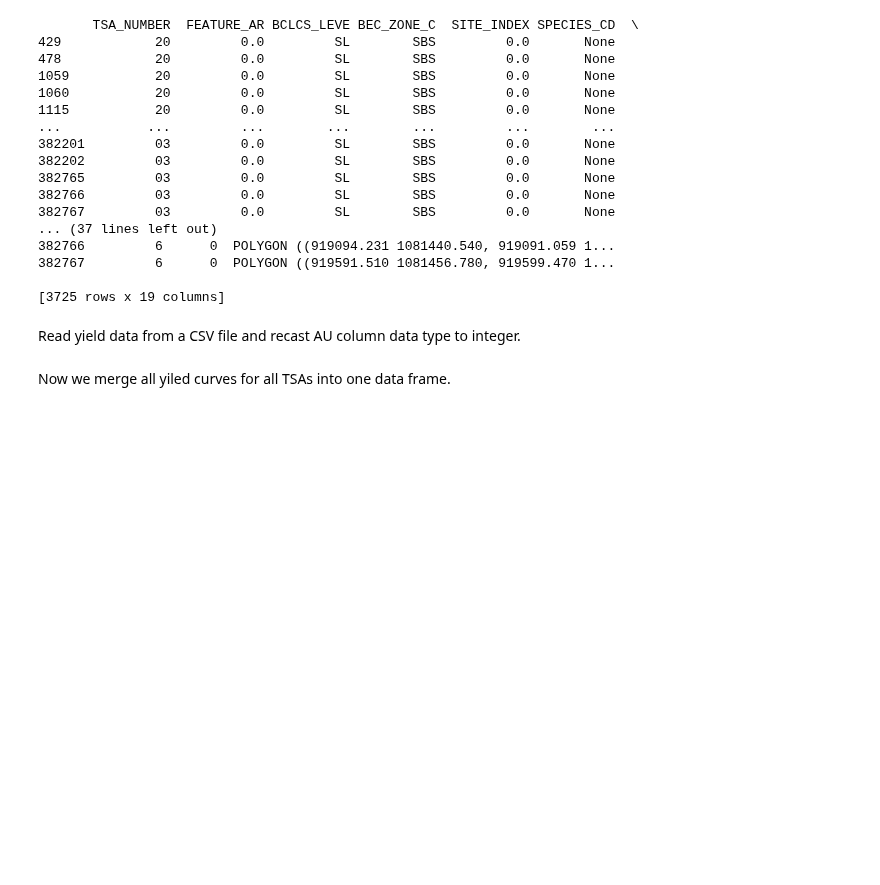
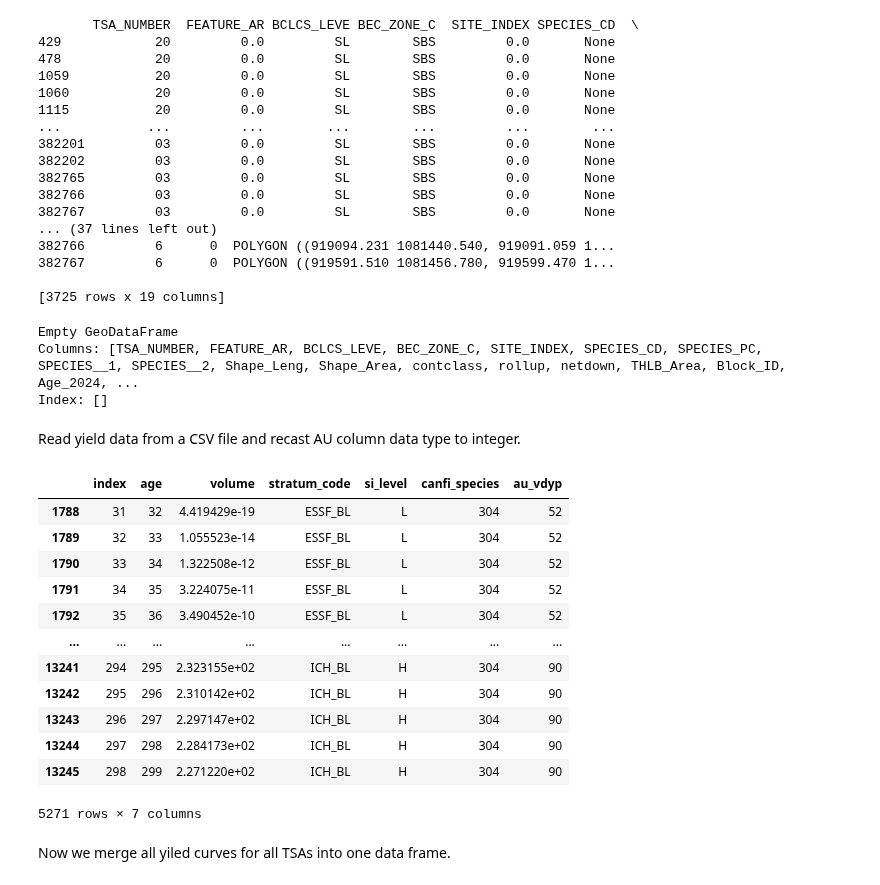
Before and after one commit to UBC-FRESH/nbds_mining, a Jupyter notebook: 00_woodstock_files_equitysilver.ipynb, the cells around one changed output. Drawn from its saved outputs; the diff is of its cells as text; code cells hidden in the pictures; blank space fills up the shorter version.

```diff
--- a/00_woodstock_files_equitysilver.ipynb
+++ b/00_woodstock_files_equitysilver.ipynb
@@ -282,6 +282,13 @@ def update_null_species_cd(row):
     return row['SPECIES_CD']
 # %%
 stands['SPECIES_CD'] = stands.apply(update_null_species_cd, axis=1)
+# %%
+# Display rows where 'SPECIES_CD' is None
+print(stands[stands['SPECIES_CD'].isna()])
+# %% [output]
+Empty GeoDataFrame
+Columns: [TSA_NUMBER, FEATURE_AR, BCLCS_LEVE, BEC_ZONE_C, SITE_INDEX, SPECIES_CD, SPECIES_PC, SPECIES__1, SPECIES__2, Shape_Leng, Shape_Area, contclass, rollup, netdown, THLB_Area, Block_ID, Age_2024, ...
+Index: []
 # %%
 stands.to_csv(stands_csv_path, index=False)
 # %%
@@ -329,5 +336,24 @@ yld_vdyp_24 = dataframes['yld_vdyp_24']
 # print(yld_vdyp_14.head())
 # print(yld_vdyp_20.head())
 # print(yld_vdyp_24.head())
+# %%
+# Make some modification on yld_vdyp_12 to remove the stratum codes that are not in the satnds' stratum
+
+yld_vdyp_12= yld_vdyp_12[~yld_vdyp_12['stratum_code'].isin(['SBS_SX', 'SBS_PLI', 'SBS_AT', 'SBS_BL', 'ESSF_SE', 'ESSF_PLI', 'SBS_AT+SX', 'SBS_SX+AT', 'SBS_PL'])]
+yld_vdyp_12
+# %% [output]
+|  | index | age | volume | stratum_code | si_level | canfi_species | au_vdyp |
+| 1788 | 31 | 32 | 4.419429e-19 | ESSF_BL | L | 304 | 52 |
+| 1789 | 32 | 33 | 1.055523e-14 | ESSF_BL | L | 304 | 52 |
+| 1790 | 33 | 34 | 1.322508e-12 | ESSF_BL | L | 304 | 52 |
+| 1791 | 34 | 35 | 3.224075e-11 | ESSF_BL | L | 304 | 52 |
+| 1792 | 35 | 36 | 3.490452e-10 | ESSF_BL | L | 304 | 52 |
+| ... | ... | ... | ... | ... | ... | ... | ... |
+| 13241 | 294 | 295 | 2.323155e+02 | ICH_BL | H | 304 | 90 |
+| 13242 | 295 | 296 | 2.310142e+02 | ICH_BL | H | 304 | 90 |
+| 13243 | 296 | 297 | 2.297147e+02 | ICH_BL | H | 304 | 90 |
+| 13244 | 297 | 298 | 2.284173e+02 | ICH_BL | H | 304 | 90 |
+| 13245 | 298 | 299 | 2.271220e+02 | ICH_BL | H | 304 | 90 |
+5271 rows × 7 columns
 # %% [markdown]
 Now we merge all yiled curves for all TSAs into one data frame.
```
Also changed, not shown: parts of 16 cells of this notebook, 1 other file.
